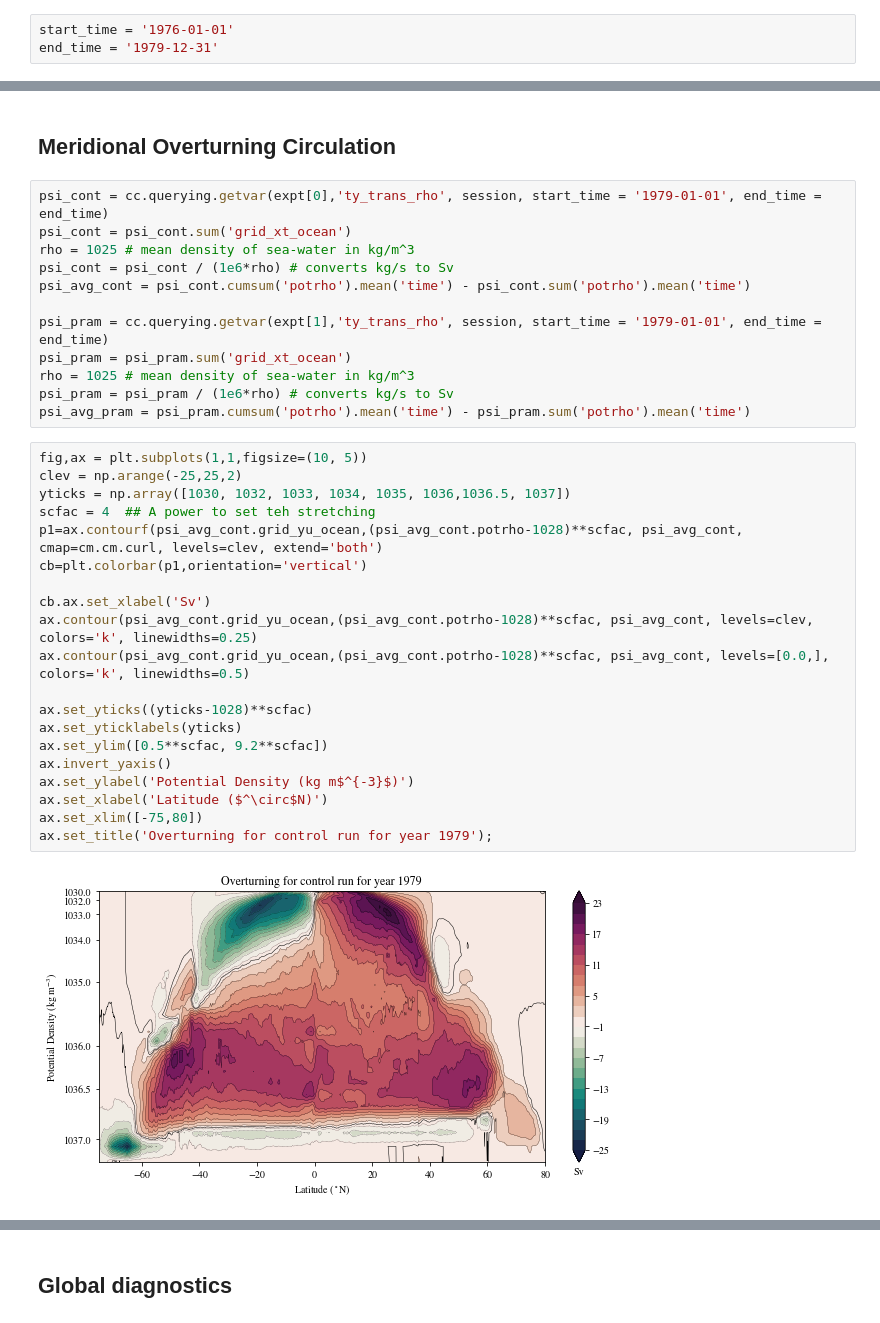
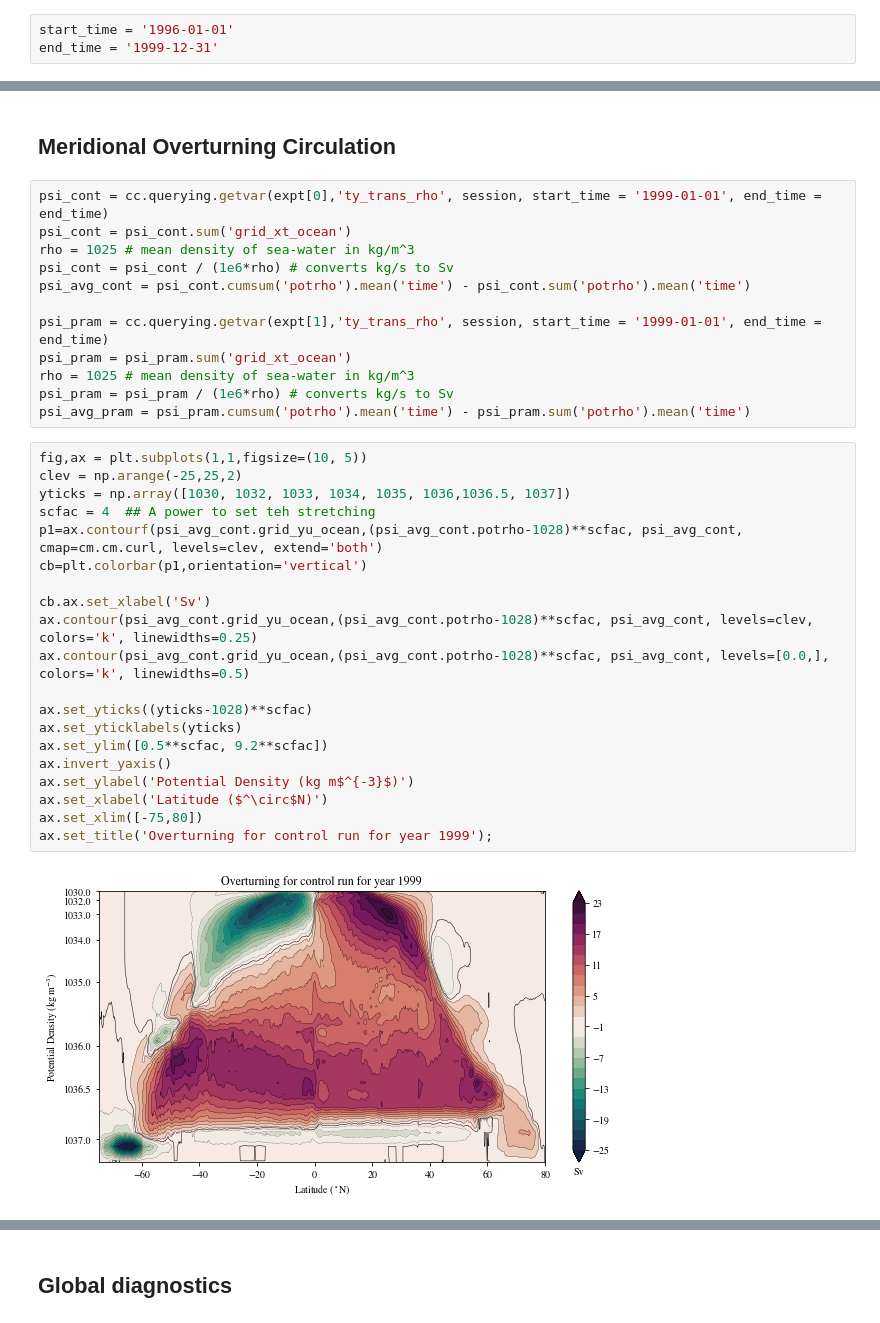
Before and after one commit to dhruvbhagtani/Parametrised-KPP-Diagnostics, a Jupyter notebook: No_stress_1990s.ipynb, the cells around one changed output, grey strips where cells are left out. Drawn from its saved outputs; the diff is of its cells as text.

Commit message:
Differences between control and no-stress case for year 1990s

```diff
--- a/No_stress_1990s.ipynb
+++ b/No_stress_1990s.ipynb
@@ -35,8 +35,8 @@ session = cc.database.create_session(db)
 expt = ['025deg_jra55_ryf_param_kpp3', '025deg_jra55_ryf_nostress_param_kpp']
 name = ['Control', 'No-stress']
 # %%
-start_time = '1976-01-01'
-end_time = '1979-12-31'
+start_time = '1996-01-01'
+end_time = '1999-12-31'
 # %% [markdown]
 ## KPP Mixing Layer
 # %%
@@ -387,13 +387,13 @@ Text(0.5, 1.0, 'Barotropic Streamfunction (SP) - Control - KPP Run')
 # %% [markdown]
 ## Meridional Overturning Circulation
 # %%
-psi_cont = cc.querying.getvar(expt[0],'ty_trans_rho', session, start_time = '1979-01-01', end_time = end_time)
+psi_cont = cc.querying.getvar(expt[0],'ty_trans_rho', session, start_time = '1999-01-01', end_time = end_time)
 psi_cont = psi_cont.sum('grid_xt_ocean')
 rho = 1025 # mean density of sea-water in kg/m^3
 psi_cont = psi_cont / (1e6*rho) # converts kg/s to Sv
 psi_avg_cont = psi_cont.cumsum('potrho').mean('time') - psi_cont.sum('potrho').mean('time')
 
-psi_pram = cc.querying.getvar(expt[1],'ty_trans_rho', session, start_time = '1979-01-01', end_time = end_time)
+psi_pram = cc.querying.getvar(expt[1],'ty_trans_rho', session, start_time = '1999-01-01', end_time = end_time)
 psi_pram = psi_pram.sum('grid_xt_ocean')
 rho = 1025 # mean density of sea-water in kg/m^3
 psi_pram = psi_pram / (1e6*rho) # converts kg/s to Sv
@@ -401,25 +401,25 @@ psi_avg_pram = psi_pram.cumsum('potrho').mean('time') - psi_pram.sum('potrho').m
 # %%
 fig,ax = plt.subplots(1,1,figsize=(10, 5))
 clev = np.arange(-25,25,2)
 yticks = np.array([1030, 1032, 1033, 1034, 1035, 1036,1036.5, 1037])
 scfac = 4  ## A power to set teh stretching
 p1=ax.contourf(psi_avg_cont.grid_yu_ocean,(psi_avg_cont.potrho-1028)**scfac, psi_avg_cont, cmap=cm.cm.curl, levels=clev, extend='both')
 cb=plt.colorbar(p1,orientation='vertical')
 
 cb.ax.set_xlabel('Sv')
 ax.contour(psi_avg_cont.grid_yu_ocean,(psi_avg_cont.potrho-1028)**scfac, psi_avg_cont, levels=clev, colors='k', linewidths=0.25)
 ax.contour(psi_avg_cont.grid_yu_ocean,(psi_avg_cont.potrho-1028)**scfac, psi_avg_cont, levels=[0.0,], colors='k', linewidths=0.5)
 
 ax.set_yticks((yticks-1028)**scfac)
 ax.set_yticklabels(yticks)
 ax.set_ylim([0.5**scfac, 9.2**scfac])
 ax.invert_yaxis()
 ax.set_ylabel('Potential Density (kg m$^{-3}$)')
 ax.set_xlabel('Latitude ($^\circ$N)')
 ax.set_xlim([-75,80])
-ax.set_title('Overturning for control run for year 1979');
+ax.set_title('Overturning for control run for year 1999');
 # %% [output]
-[figure, old version]
+[figure, new version]
 # %%
 fig,ax = plt.subplots(1,1,figsize=(10, 5))
 clev = np.arange(-25,25,2)
```
Also changed, not shown: parts of 25 cells of this notebook.
